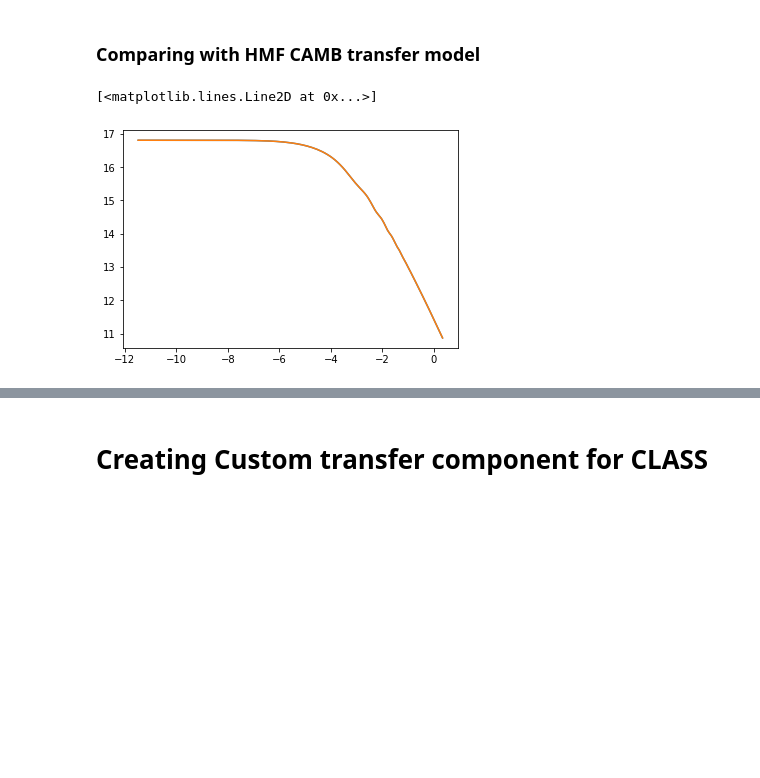
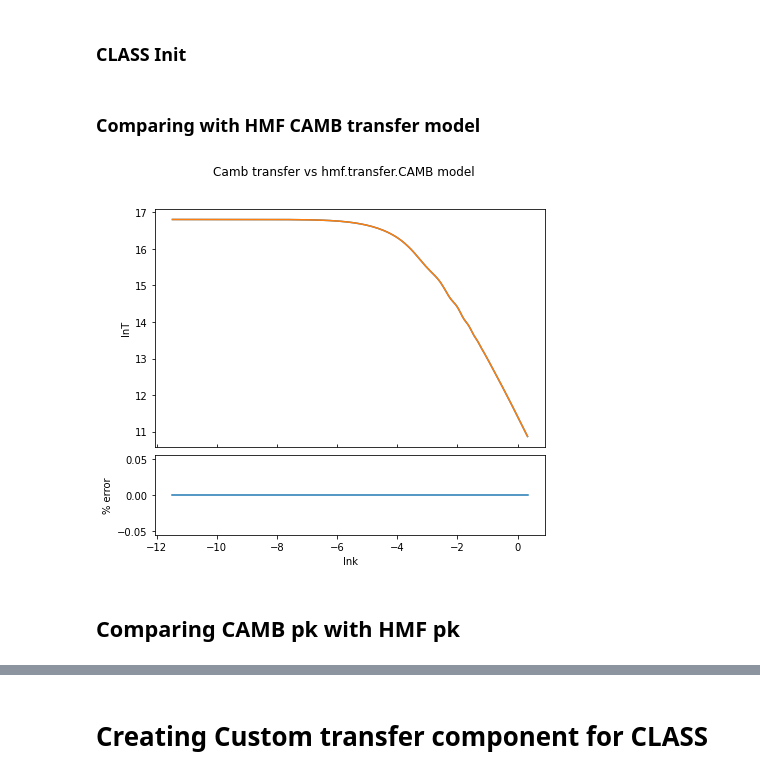
Before and after one commit to treydriskell/millicharge21cm, a Jupyter notebook: scratch/notebooks/classy_hmf.ipynb, the cells around one changed output, grey strips where cells are left out. Cells and saved outputs as stored; diff of their text form; code cells hidden in the pictures; blank space fills up the shorter version.

```diff
--- a/scratch/notebooks/classy_hmf.ipynb
+++ b/scratch/notebooks/classy_hmf.ipynb
@@ -14,13 +46,13 @@ cosmo = Planck15
 # %%
 camb_params = camb.CAMBparams()
 camb_params.set_cosmology(
-    H0=Planck15.H0.value, ombh2=Planck15.Ob0 * h**2, omch2=(Planck15.Om0 - Planck15.Ob0) * h**2,
-    omk = Planck15.Ok0, nnu = Planck15.Neff, TCMB=Planck15.Tcmb0.value
+    H0=LCDM.H0, ombh2=LCDM.omega_b, omch2=LCDM.omega_cdm,
+    omk=LCDM.omega_k, nnu=LCDM.Neff, TCMB=LCDM.Tcmb
 );
 camb_params.WantTransfer = True
+camb_params.InitPower.set_params(ns=LCDM.n_s, As=LCDM.A_s);
 
-camb_transfers = camb.get_transfer_functions(camb_params)
-camb_trans = camb_transfers.get_matter_transfer_data().transfer_data[[0,6],:,0]
-
-# HMF transfer model
-camb_tmodel = hmf.transfer_models.CAMB(Planck15)
+camb_trans = camb.get_transfer_functions(camb_params)
+camb_trans = camb_trans.get_matter_transfer_data().transfer_data[[0,6],:,0] # Returns [k, T_tot(k)]
+# %% [markdown]
+### CLASS Init
@@ -27,10 +75,28 @@ camb_tmodel = hmf.transfer_models.CAMB(Planck15)
 # %% [markdown]
 ### Comparing with HMF CAMB transfer model
-# %%
-lnk,lnt = np.log(camb_trans)
-
-plt.plot(np.log(k), np.log(T))
-plt.plot(np.log(k), camb_tmodel.lnt(lnk))
-# %% [output]
-[<matplotlib.lines.Line2D at 0x...>]
-[figure, removed]
+# %%
+camb_tmodel = hmf.transfer_models.CAMB(Planck, camb_params=camb_params)
+lnk,lnt = np.log(camb_trans)
+lnt_model = camb_tmodel.lnt(lnk)
+# %%
+fig, ax = plt.subplots(
+    2,1, figsize=(7,6),
+    gridspec_kw={'height_ratios': [3,1], 'hspace': 0.05}
+)
+
+a = ax[0]
+a.plot(lnk, lnt)
+a.plot(lnk, lnt_model)
+a.set_ylabel('lnT')
+a.tick_params(axis='x', which='both', direction='in',labelbottom=False)
+
+a = ax[1]
+a.plot(lnk, perc_err(lnt, lnt_model))
+a.set(xlabel='lnk', ylabel='% error')
+
+fig.suptitle("Camb transfer vs hmf.transfer.CAMB model")
+plt.show()
+# %% [output]
+[figure, added]
+# %% [markdown]
+## Comparing CAMB pk with HMF pk
```
Also changed, not shown: parts of 26 cells of this notebook.
